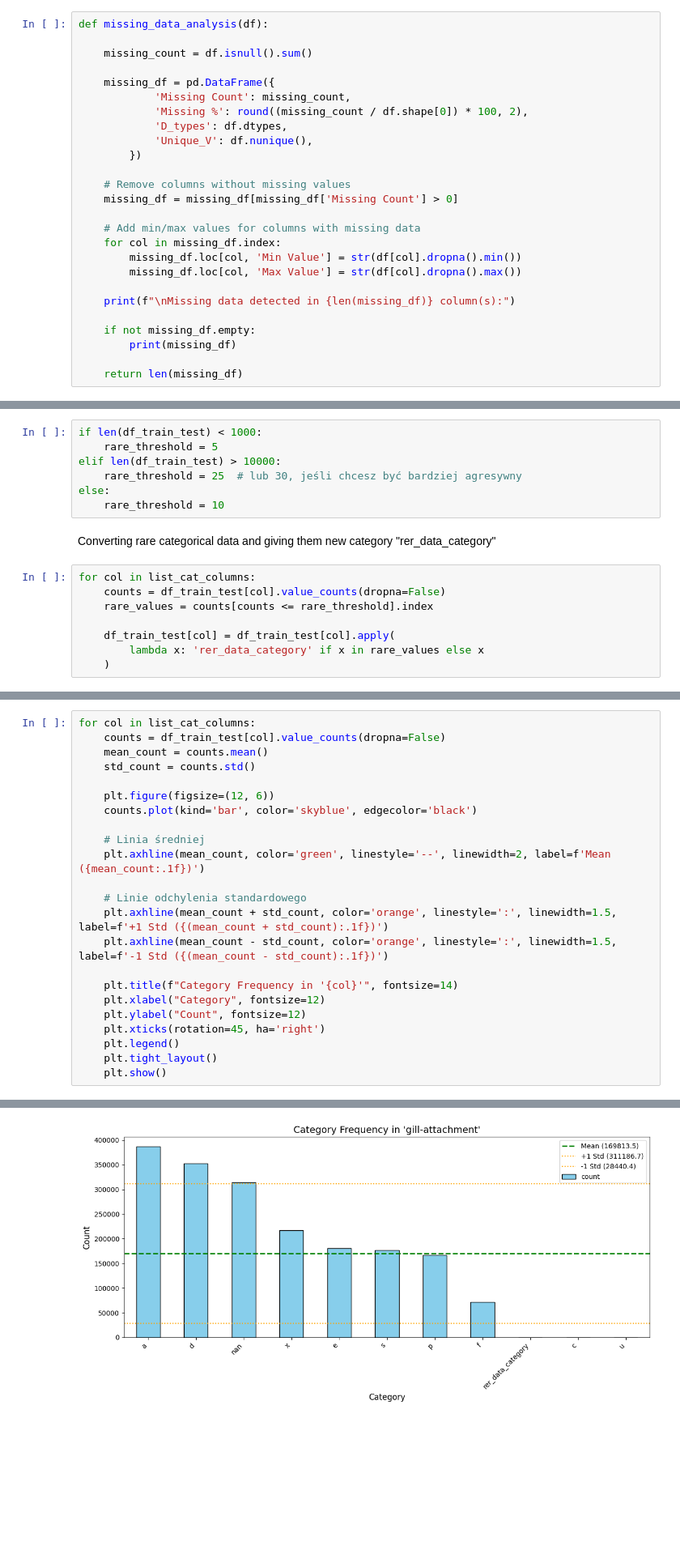
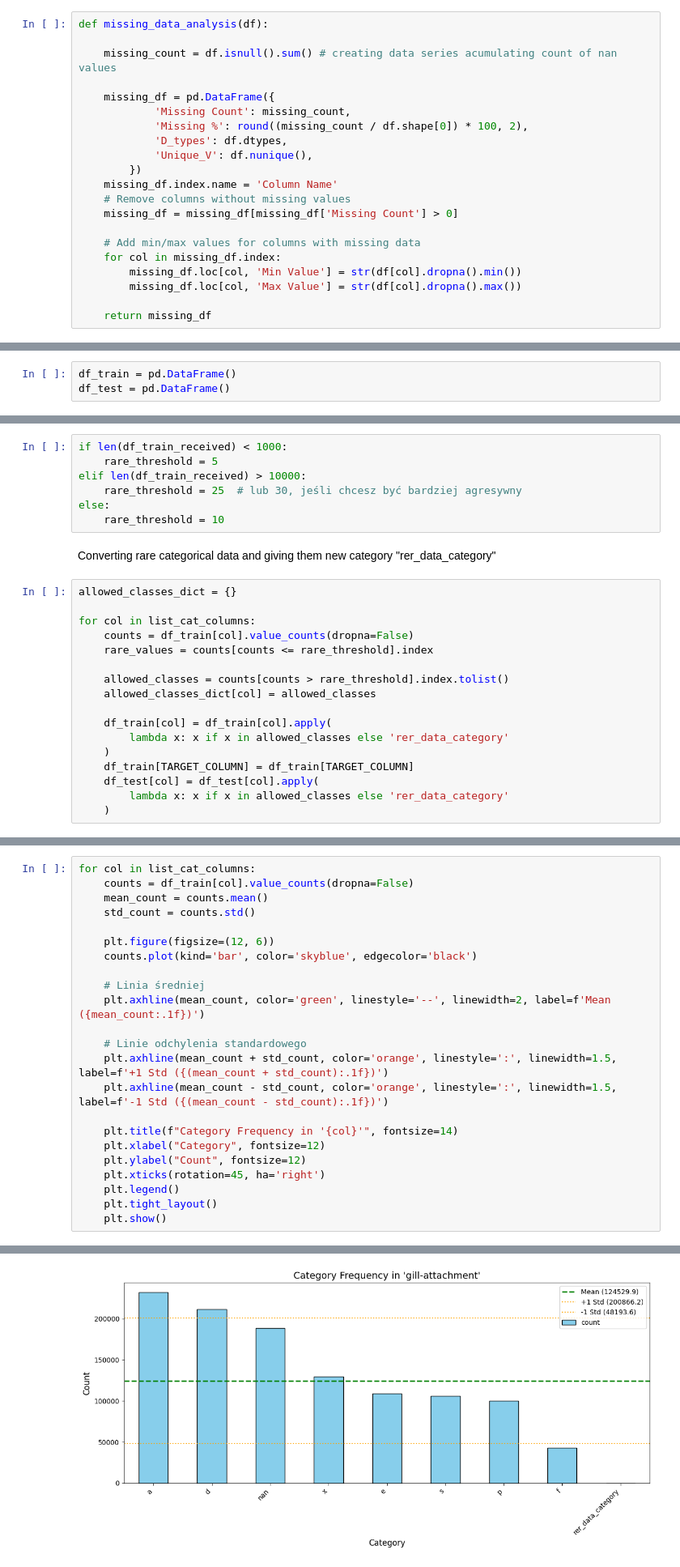
Before and after one commit to Artur-M-47/portfolio, a Jupyter notebook: kaggle_competitions/Binary_Prediction_of_Poisonous_Mushrooms/2024-08-30_22-55-49_submission_0.98493/Mushroom_Toxicity_Prediction.ipynb, the cells around one changed output, grey strips where cells are left out. Shown at 81% size. Saved outputs shown, nothing was run; the diff lists cells and outputs as text; blank space fills up the shorter version.

```diff
--- a/kaggle_competitions/Binary_Prediction_of_Poisonous_Mushrooms/2024-08-30_22-55-49_submission_0.98493/Mushroom_Toxicity_Prediction.ipynb
+++ b/kaggle_competitions/Binary_Prediction_of_Poisonous_Mushrooms/2024-08-30_22-55-49_submission_0.98493/Mushroom_Toxicity_Prediction.ipynb
@@ -142,7 +180,7 @@ This helps identify which features may require imputation, removal, or special h
 # %%
 def missing_data_analysis(df):
 
-    missing_count = df.isnull().sum()
+    missing_count = df.isnull().sum() # creating data series acumulating count of nan values
 
     missing_df = pd.DataFrame({
             'Missing Count': missing_count,
@@ -150,7 +188,7 @@ def missing_data_analysis(df):
             'D_types': df.dtypes,
             'Unique_V': df.nunique(),
         })
-
+    missing_df.index.name = 'Column Name'
     # Remove columns without missing values
     missing_df = missing_df[missing_df['Missing Count'] > 0]
 
@@ -159,12 +197,10 @@ def missing_data_analysis(df):
         missing_df.loc[col, 'Min Value'] = str(df[col].dropna().min())
         missing_df.loc[col, 'Max Value'] = str(df[col].dropna().max())
 
-    print(f"\nMissing data detected in {len(missing_df)} column(s):")
-
-    if not missing_df.empty:
-        print(missing_df)
-
-    return len(missing_df)
+    return missing_df
 # %% [markdown]
 # Data Analys
+# %%
+df_train = pd.DataFrame()
+df_test = pd.DataFrame()
 # %%
@@ -225,19 +291,28 @@ season: 4 unique values
 # %% [markdown]
 ## Setting threshold for rare categorical data
 # %%
-if len(df_train_test) < 1000:
+if len(df_train_received) < 1000:
     rare_threshold = 5
-elif len(df_train_test) > 10000:
+elif len(df_train_received) > 10000:
     rare_threshold = 25  # lub 30, jeśli chcesz być bardziej agresywny
 else:
     rare_threshold = 10
 # %% [markdown]
 Converting rare categorical data and giving them new category "rer_data_category"
 # %%
+allowed_classes_dict = {}
+
 for col in list_cat_columns:
-    counts = df_train_test[col].value_counts(dropna=False)
+    counts = df_train[col].value_counts(dropna=False)
     rare_values = counts[counts <= rare_threshold].index
 
-    df_train_test[col] = df_train_test[col].apply(
-        lambda x: 'rer_data_category' if x in rare_values else x
+    allowed_classes = counts[counts > rare_threshold].index.tolist()
+    allowed_classes_dict[col] = allowed_classes
+
+    df_train[col] = df_train[col].apply(
+        lambda x: x if x in allowed_classes else 'rer_data_category'
     )
+    df_train[TARGET_COLUMN] = df_train[TARGET_COLUMN]
+    df_test[col] = df_test[col].apply(
+        lambda x: x if x in allowed_classes else 'rer_data_category'
+    )
@@ -244,6 +328,6 @@ for col in list_cat_columns:
 # %%
 for col in list_cat_columns:
-    counts = df_train_test[col].value_counts(dropna=False)
+    counts = df_train[col].value_counts(dropna=False)
     mean_count = counts.mean()
     std_count = counts.std()
 
@@ -272 +356 @@ for col in list_cat_columns:
-[figure, old version]
+[figure, new version]
```
Also changed, not shown: parts of 23 cells of this notebook.
